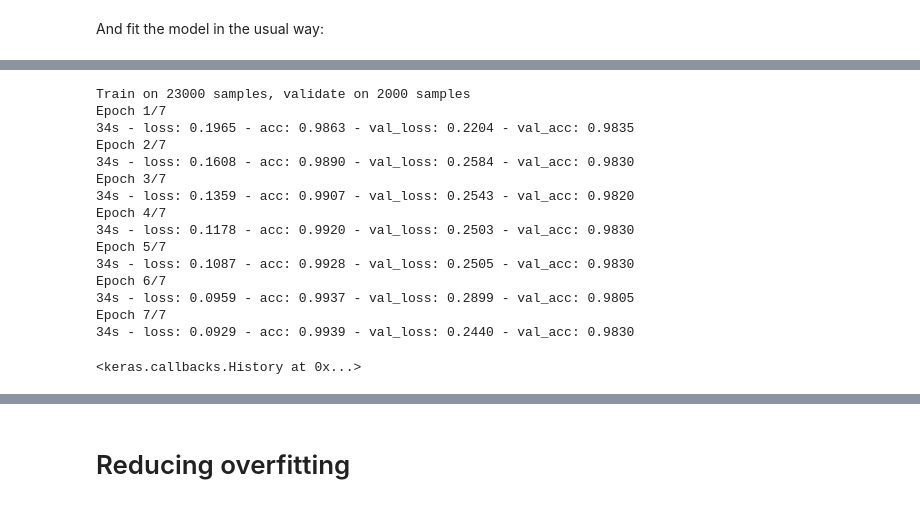
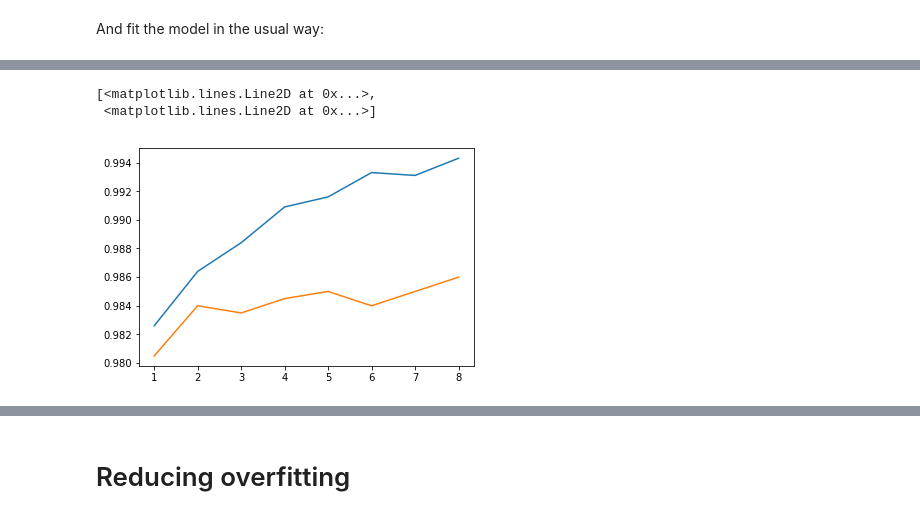
Before and after one commit to sainathadapa/courses, a Jupyter notebook: deeplearning1/nbs-custom-mine/lesson3_01.ipynb, the cells around one changed output, grey strips where cells are left out. Drawn from its saved outputs; the diff is of its cells as text; code cells hidden in the pictures.

```diff
--- a/deeplearning1/nbs-custom-mine/lesson3_01.ipynb
+++ b/deeplearning1/nbs-custom-mine/lesson3_01.ipynb
@@ -149,25 +185,12 @@ Epoch 1/1
 <keras.callbacks.History at 0x...>
-# %%
-fc_model.fit(trn_features, trn_labels, nb_epoch=7,
-             batch_size=batch_size, validation_data=(val_features, val_labels))
-# %% [output]
-Train on 23000 samples, validate on 2000 samples
-Epoch 1/7
-34s - loss: 0.1965 - acc: 0.9863 - val_loss: 0.2204 - val_acc: 0.9835
-Epoch 2/7
-34s - loss: 0.1608 - acc: 0.9890 - val_loss: 0.2584 - val_acc: 0.9830
-Epoch 3/7
-34s - loss: 0.1359 - acc: 0.9907 - val_loss: 0.2543 - val_acc: 0.9820
-Epoch 4/7
-34s - loss: 0.1178 - acc: 0.9920 - val_loss: 0.2503 - val_acc: 0.9830
-Epoch 5/7
-34s - loss: 0.1087 - acc: 0.9928 - val_loss: 0.2505 - val_acc: 0.9830
-Epoch 6/7
-34s - loss: 0.0959 - acc: 0.9937 - val_loss: 0.2899 - val_acc: 0.9805
-Epoch 7/7
-34s - loss: 0.0929 - acc: 0.9939 - val_loss: 0.2440 - val_acc: 0.9830
-<keras.callbacks.History at 0x...>
 # %%
 fc_model.save_weights(model_path+'no_dropout.h5')
 # %%
 fc_model.load_weights(model_path+'no_dropout.h5')
+# %%
+plt.plot(range(1,9), [0.9826, 0.9864, 0.9884, 0.9909, 0.9916, 0.9933, 0.9931, 0.9943],
+        range(1, 9), [0.9805, 0.9840, 0.9835, 0.9845, 0.9850, 0.9840, 0.9850, 0.9860])
+# %% [output]
+[<matplotlib.lines.Line2D at 0x...>,
+ <matplotlib.lines.Line2D at 0x...>]
+[figure, added]
```
Also changed, not shown: parts of 14 cells of this notebook, 1 other file.
